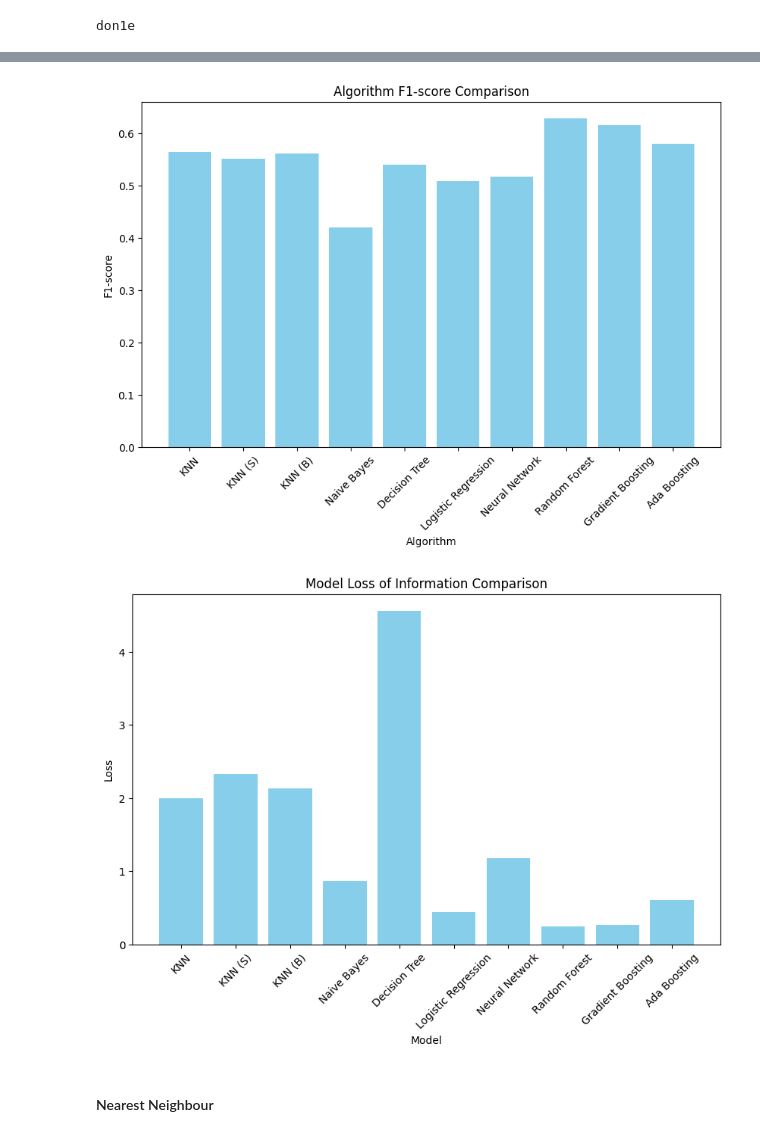
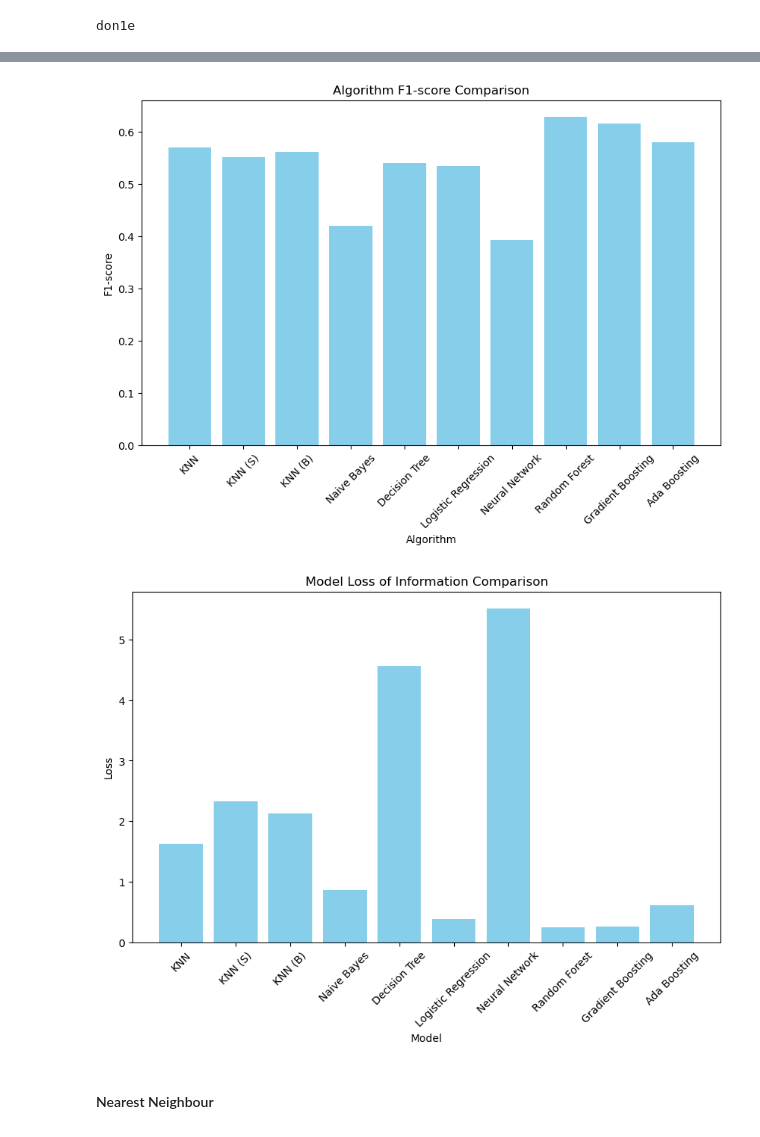
Before and after one commit to DanielCarneiro123/Machine-Learning-Proj, a Jupyter notebook: src/dataset_cleaning.ipynb, the cells around one changed output, grey strips where cells are left out. Saved outputs shown, nothing was run; the diff lists cells and outputs as text; code cells hidden in the pictures.

```diff
--- a/src/dataset_cleaning.ipynb
+++ b/src/dataset_cleaning.ipynb
@@ -415,15 +398,18 @@ from sklearn.ensemble import GradientBoostingClassifier
 from sklearn.ensemble import AdaBoostClassifier
 from sklearn.metrics import log_loss,accuracy_score, precision_score, recall_score, f1_score
 
-#We will use KNN to compare test sizes
-model_knn = KNeighborsClassifier()
+#We will use KNN to demonstrate the comparison of test sizes we did for every algo
+model_knn = KNeighborsClassifier(n_neighbors=5,p=1)
 model_knnS = KNeighborsClassifier()
 model_knnB = KNeighborsClassifier()
 
+
+
+
 model_nb = GaussianNB()
-model_dt = DecisionTreeClassifier(random_state=30)
+model_dt = DecisionTreeClassifier(criterion = 'entropy', random_state=30)
 model_lr = LogisticRegression(random_state=30, max_iter=10000)
-model_nn = MLPClassifier(activation='relu', solver='adam', random_state=30)
+model_nn = MLPClassifier(activation='logistic', solver='adam', random_state=30)
 
 model_rf = RandomForestClassifier(random_state=30)
 model_gb = GradientBoostingClassifier(random_state=30)
@@ -536,19 +671,16 @@ AdaBoost fit time: 6.8993 seconds
 done8
 # %%
-def evaluate_model(model, X_test, y_test):
-    y_pred = model.predict(X_test)
-    y_pred_proba = model.predict_proba(X_test)
-    accuracy = accuracy_score(y_test, y_pred)
-    precision = precision_score(y_test, y_pred)
-    recall = recall_score(y_test, y_pred)
-    f1 = f1_score(y_test, y_pred)
-    loss = log_loss(y_test, y_pred_proba)
-    return accuracy, precision, recall, f1, loss
+
 
 
 accuracy_knn, precision_knn, recall_knn, f1_knn, loss_knn = evaluate_model(model_knn, X_test, y_test)
+
 accuracy_knnS, precision_knnS, recall_knnS, f1_knnS, loss_knnS = evaluate_model(model_knnS, Xs_test, ys_test)
 accuracy_knnB, precision_knnB, recall_knnB, f1_knnB, loss_knnB = evaluate_model(model_knnB, Xb_test, yb_test)
+
+accuracy_knn3, precision_knn3, recall_knn3, f1_knn3, loss_knn3 = evaluate_model(model_knn3, X_test, y_test)
+accuracy_knn5, precision_knn5, recall_knn5, f1_knn5, loss_knn5 = evaluate_model(model_knn5, X_test, y_test)
+accuracy_knn7, precision_knn7, recall_knn7, f1_knn7, loss_knn7 = evaluate_model(model_knn7, X_test, y_test)
 
 accuracy_nb, precision_nb, recall_nb, f1_nb, loss_nb = evaluate_model(model_nb, X_test, y_test)
 
@@ -564,18 +696,19 @@ accuracy_gb, precision_gb, recall_gb, f1_gb, loss_gb = evaluate_model(model_gb,
 
 accuracy_ab, precision_ab, recall_ab, f1_ab, loss_ab = evaluate_model(model_ab, X_test, y_test)
 
-# Display evaluation results for each model
+#Testing the best test_size
 print("K-Nearest Neighbors (KNN) Performance:")
 print(f"Accuracy: {accuracy_knn:.4f}, Precision: {precision_knn:.4f}, Recall: {recall_knn:.4f}, F1-score: {f1_knn:.4f}")
 
 print("K-Nearest Neighbors (KNN) Performance (Smaller than Optimal Test size):")
 print(f"Accuracy: {accuracy_knnS:.4f}, Precision: {precision_knnS:.4f}, Recall: {recall_knnS:.4f}, F1-score: {f1_knnS:.4f}")
 
-# Display evaluation results for each model
+
 print("K-Nearest Neighbors (KNN) Performance (Bigger than Optimal Test size):")
 print(f"Accuracy: {accuracy_knnB:.4f}, Precision: {precision_knnB:.4f}, Recall: {recall_knnB:.4f}, F1-score: {f1_knnB:.4f}")
 
 #Rest of the algos are done with optimal test size (=0.2)
+
 
 print("\nNaive Bayes (GaussianNB) Performance:")
 print(f"Accuracy: {accuracy_nb:.4f}, Precision: {precision_nb:.4f}, Recall: {recall_nb:.4f}, F1-score: {f1_nb:.4f}")
@@ -681,5 +814,5 @@ Accuracy: 0.8719, Precision: 0.4745, Recall: 0.7472, F1-score: 0.5804
-[figure, old version]
+[figure, new version]
-[figure, old version]
+[figure, new version]
 # %% [markdown]
 #### Nearest Neighbour
 # %%
```
Also changed, not shown: parts of 8 cells of this notebook.
